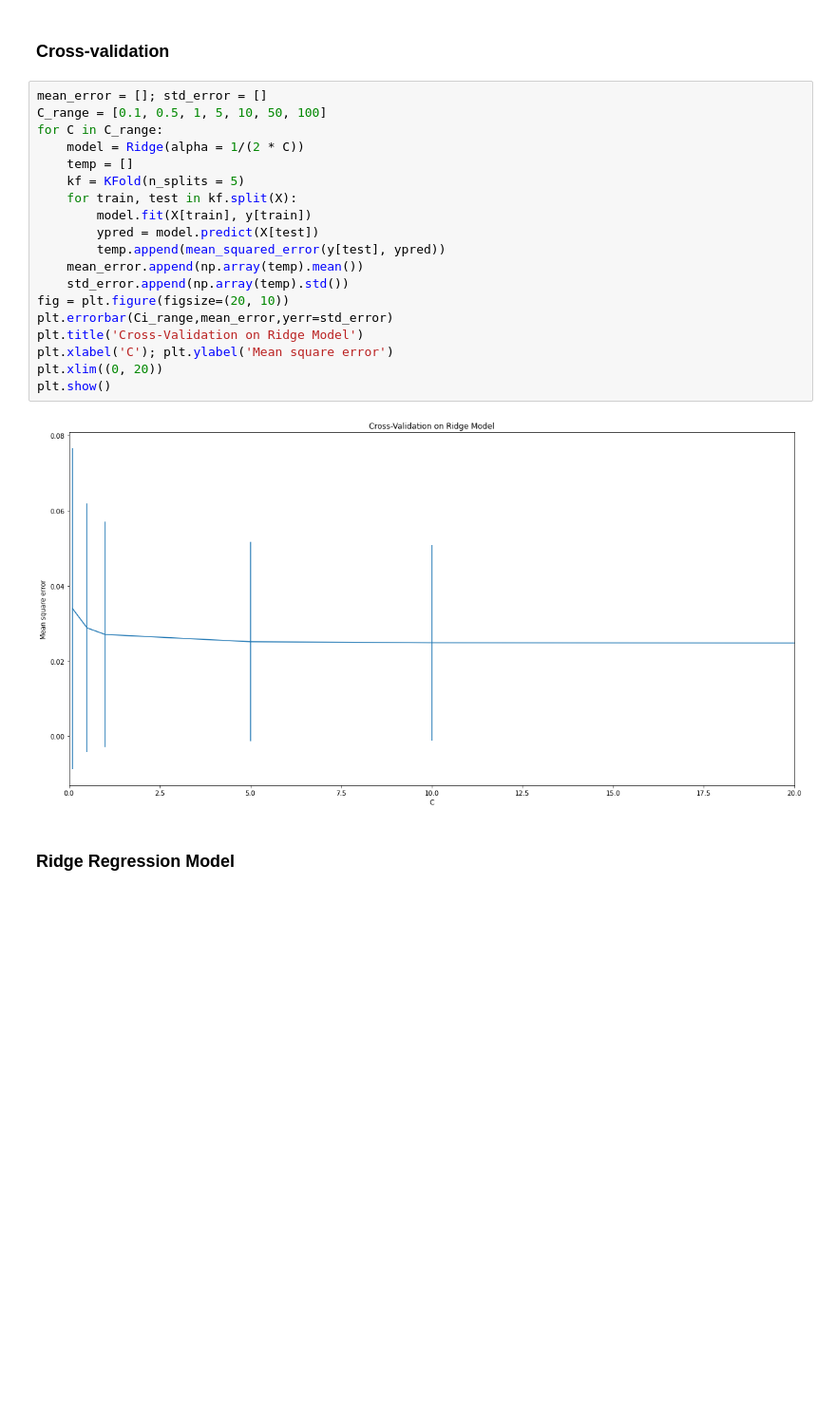
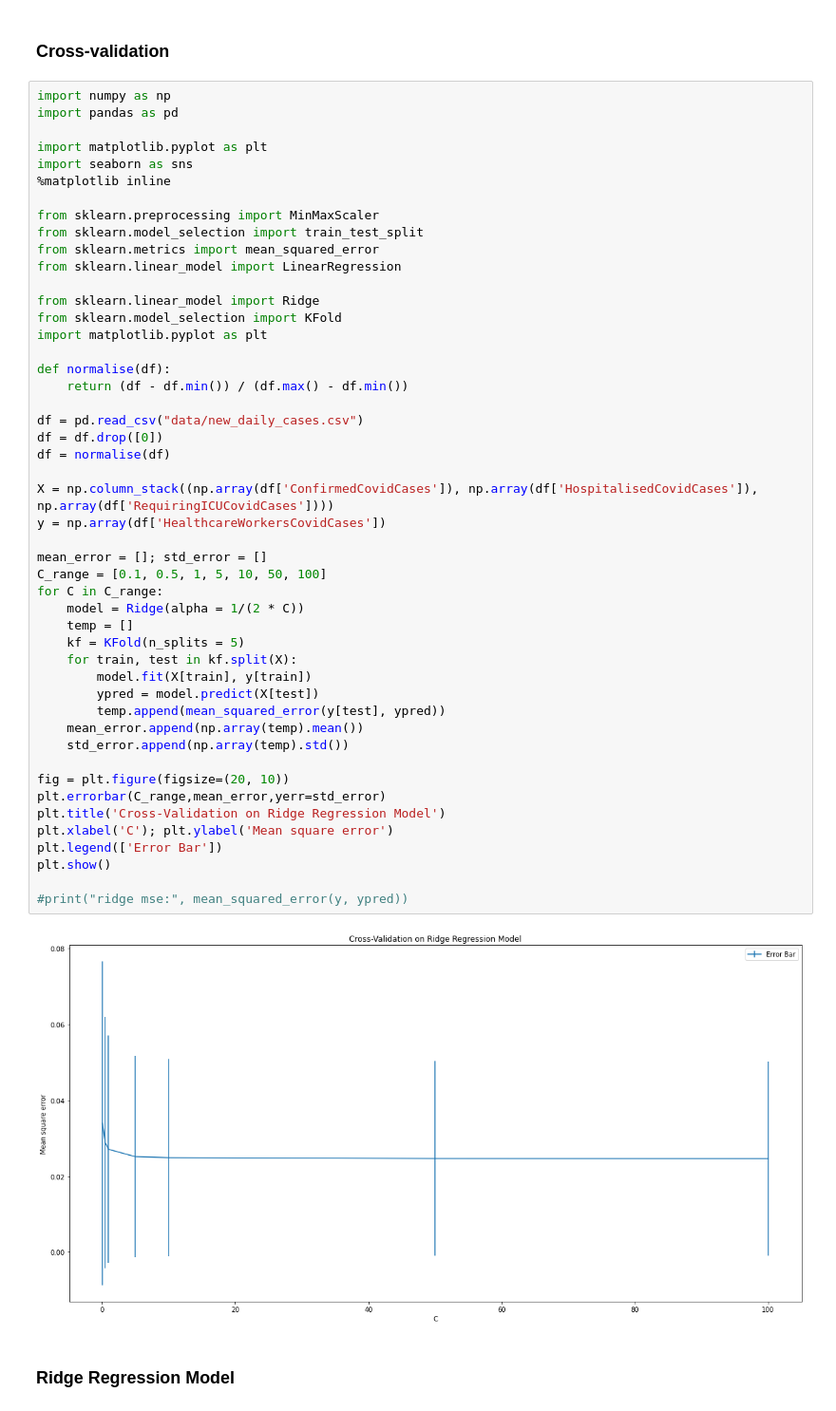
Before and after one commit to molonepa/ML-Group-Project, a Jupyter notebook: Ridge.ipynb, the cells around one changed output. Shown at 95% size. Saved outputs shown, nothing was run; the diff lists cells and outputs as text; blank space fills up the shorter version.

```diff
--- a/Ridge.ipynb
+++ b/Ridge.ipynb
@@ -28,26 +28,55 @@ y = np.array(df['HealthcareWorkersCovidCases'])
 # %% [markdown]
 ### Cross-validation
 # %%
+import numpy as np
+import pandas as pd
+
+import matplotlib.pyplot as plt
+import seaborn as sns
+%matplotlib inline
+
+from sklearn.preprocessing import MinMaxScaler
+from sklearn.model_selection import train_test_split
+from sklearn.metrics import mean_squared_error
+from sklearn.linear_model import LinearRegression
+
+from sklearn.linear_model import Ridge
+from sklearn.model_selection import KFold
+import matplotlib.pyplot as plt
+
+def normalise(df):
+    return (df - df.min()) / (df.max() - df.min())
+
+df = pd.read_csv("data/new_daily_cases.csv")
+df = df.drop([0])
+df = normalise(df)
+
+X = np.column_stack((np.array(df['ConfirmedCovidCases']), np.array(df['HospitalisedCovidCases']), np.array(df['RequiringICUCovidCases'])))
+y = np.array(df['HealthcareWorkersCovidCases'])
+
 mean_error = []; std_error = []
 C_range = [0.1, 0.5, 1, 5, 10, 50, 100]
 for C in C_range:
     model = Ridge(alpha = 1/(2 * C))
     temp = []
     kf = KFold(n_splits = 5)
     for train, test in kf.split(X):
         model.fit(X[train], y[train])
         ypred = model.predict(X[test])
         temp.append(mean_squared_error(y[test], ypred))
     mean_error.append(np.array(temp).mean())
     std_error.append(np.array(temp).std())
+
 fig = plt.figure(figsize=(20, 10))
-plt.errorbar(Ci_range,mean_error,yerr=std_error)
-plt.title('Cross-Validation on Ridge Model')
+plt.errorbar(C_range,mean_error,yerr=std_error)
+plt.title('Cross-Validation on Ridge Regression Model')
 plt.xlabel('C'); plt.ylabel('Mean square error')
-plt.xlim((0, 20))
+plt.legend(['Error Bar'])
 plt.show()
+
+#print("ridge mse:", mean_squared_error(y, ypred))
 # %% [output]
-[figure, old version]
+[figure, new version]
 # %% [markdown]
 ### Ridge Regression Model
 # %%
```
Also changed, not shown: parts of 7 cells of this notebook.
